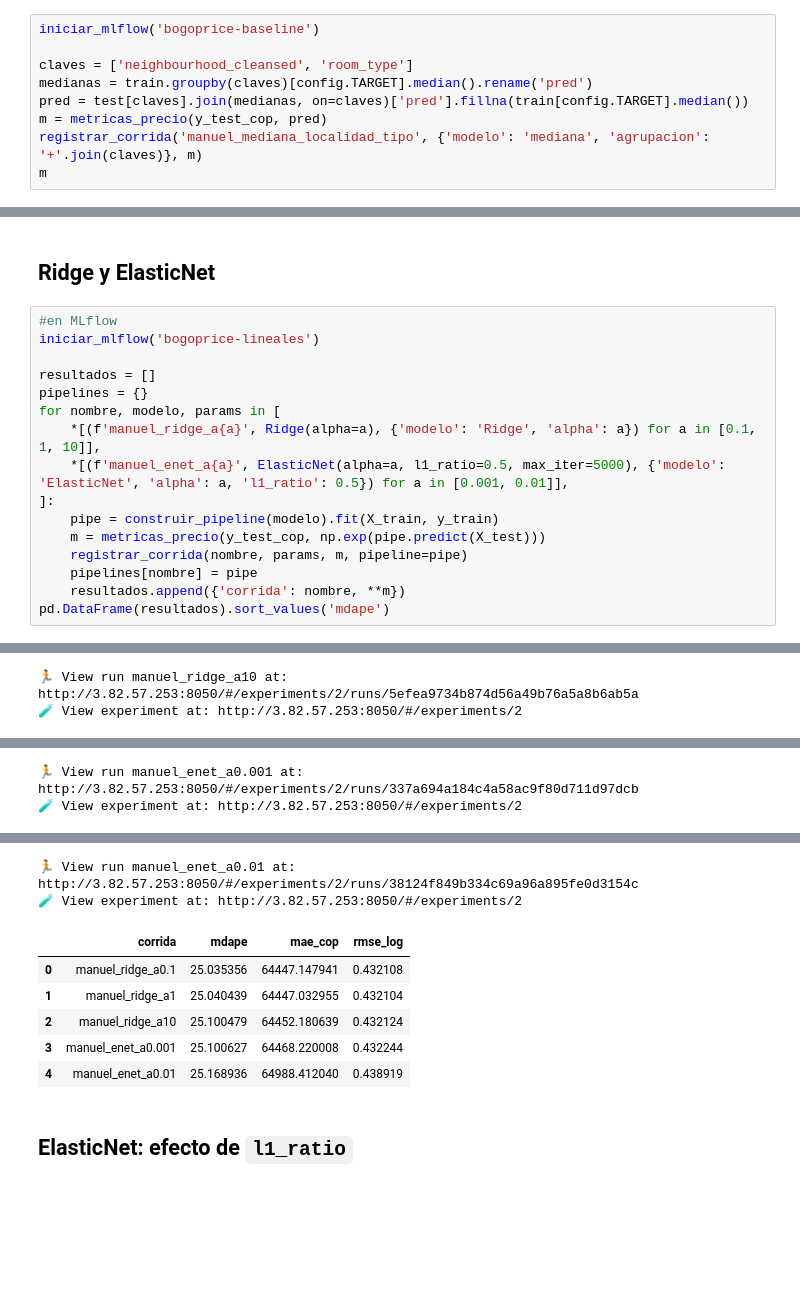
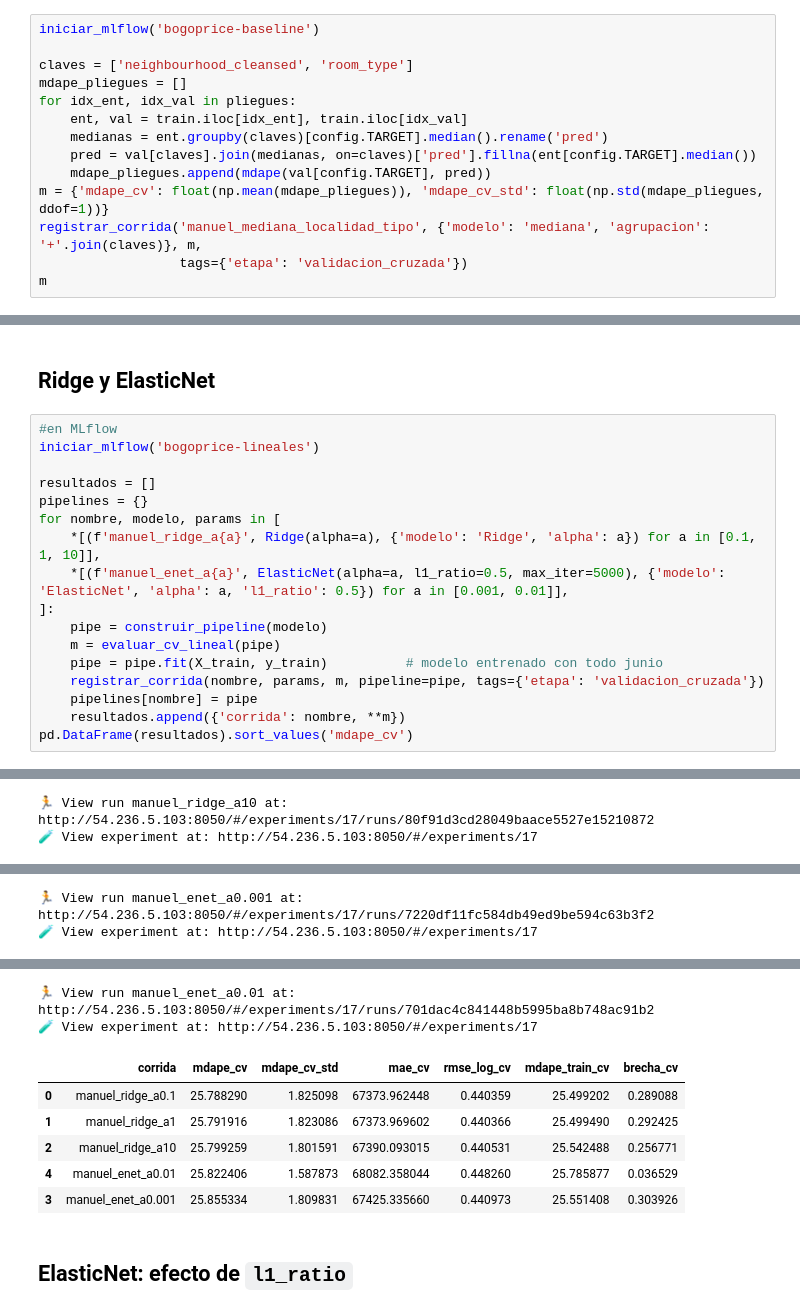
Before and after one commit to EdgarIMR/precios_airbnb_bogota, a Jupyter notebook: notebooks/02_baseline_lineales.ipynb, the cells around one changed output, grey strips where cells are left out. Drawn from its saved outputs; the diff is of its cells as text; blank space fills up the shorter version.

```diff
--- a/notebooks/02_baseline_lineales.ipynb
+++ b/notebooks/02_baseline_lineales.ipynb
@@ -40,9 +65,14 @@ Localidades habilitadas: ['Barrios Unidos', 'Candelaria', 'Chapinero', 'Engativa
 iniciar_mlflow('bogoprice-baseline')
 
 claves = ['neighbourhood_cleansed', 'room_type']
-medianas = train.groupby(claves)[config.TARGET].median().rename('pred')
-pred = test[claves].join(medianas, on=claves)['pred'].fillna(train[config.TARGET].median())
-m = metricas_precio(y_test_cop, pred)
-registrar_corrida('manuel_mediana_localidad_tipo', {'modelo': 'mediana', 'agrupacion': '+'.join(claves)}, m)
+mdape_pliegues = []
+for idx_ent, idx_val in pliegues:
+    ent, val = train.iloc[idx_ent], train.iloc[idx_val]
+    medianas = ent.groupby(claves)[config.TARGET].median().rename('pred')
+    pred = val[claves].join(medianas, on=claves)['pred'].fillna(ent[config.TARGET].median())
+    mdape_pliegues.append(mdape(val[config.TARGET], pred))
+m = {'mdape_cv': float(np.mean(mdape_pliegues)), 'mdape_cv_std': float(np.std(mdape_pliegues, ddof=1))}
+registrar_corrida('manuel_mediana_localidad_tipo', {'modelo': 'mediana', 'agrupacion': '+'.join(claves)}, m,
+                  tags={'etapa': 'validacion_cruzada'})
 m
 # %% [output]
@@ -63,10 +92,11 @@ for nombre, modelo, params in [
     *[(f'manuel_ridge_a{a}', Ridge(alpha=a), {'modelo': 'Ridge', 'alpha': a}) for a in [0.1, 1, 10]],
     *[(f'manuel_enet_a{a}', ElasticNet(alpha=a, l1_ratio=0.5, max_iter=5000), {'modelo': 'ElasticNet', 'alpha': a, 'l1_ratio': 0.5}) for a in [0.001, 0.01]],
 ]:
-    pipe = construir_pipeline(modelo).fit(X_train, y_train)
-    m = metricas_precio(y_test_cop, np.exp(pipe.predict(X_test)))
-    registrar_corrida(nombre, params, m, pipeline=pipe)
+    pipe = construir_pipeline(modelo)
+    m = evaluar_cv_lineal(pipe)
+    pipe = pipe.fit(X_train, y_train)          # modelo entrenado con todo junio
+    registrar_corrida(nombre, params, m, pipeline=pipe, tags={'etapa': 'validacion_cruzada'})
     pipelines[nombre] = pipe
     resultados.append({'corrida': nombre, **m})
-pd.DataFrame(resultados).sort_values('mdape')
+pd.DataFrame(resultados).sort_values('mdape_cv')
 # %% [output]
@@ -83,2 +114,2 @@ pd.DataFrame(resultados).sort_values('mdape')
-🏃 View run manuel_ridge_a10 at: http://3.82.57.253:8050/#/experiments/2/runs/5efea9734b874d56a49b76a5a8b6ab5a
-🧪 View experiment at: http://3.82.57.253:8050/#/experiments/2
+🏃 View run manuel_ridge_a10 at: http://54.236.5.103:8050/#/experiments/17/runs/80f91d3cd28049baace5527e15210872
+🧪 View experiment at: http://54.236.5.103:8050/#/experiments/17
@@ -87,2 +118,2 @@ pd.DataFrame(resultados).sort_values('mdape')
-🏃 View run manuel_enet_a0.001 at: http://3.82.57.253:8050/#/experiments/2/runs/337a694a184c4a58ac9f80d711d97dcb
-🧪 View experiment at: http://3.82.57.253:8050/#/experiments/2
+🏃 View run manuel_enet_a0.001 at: http://54.236.5.103:8050/#/experiments/17/runs/7220df11fc584db49ed9be594c63b3f2
+🧪 View experiment at: http://54.236.5.103:8050/#/experiments/17
@@ -91,11 +122,11 @@ pd.DataFrame(resultados).sort_values('mdape')
-🏃 View run manuel_enet_a0.01 at: http://3.82.57.253:8050/#/experiments/2/runs/38124f849b334c69a96a895fe0d3154c
-🧪 View experiment at: http://3.82.57.253:8050/#/experiments/2
+🏃 View run manuel_enet_a0.01 at: http://54.236.5.103:8050/#/experiments/17/runs/701dac4c841448b5995ba8b748ac91b2
+🧪 View experiment at: http://54.236.5.103:8050/#/experiments/17
-|  | corrida | mdape | mae_cop | rmse_log |
-| 0 | manuel_ridge_a0.1 | 25.035356 | 64447.147941 | 0.432108 |
-| 1 | manuel_ridge_a1 | 25.040439 | 64447.032955 | 0.432104 |
-| 2 | manuel_ridge_a10 | 25.100479 | 64452.180639 | 0.432124 |
-| 3 | manuel_enet_a0.001 | 25.100627 | 64468.220008 | 0.432244 |
-| 4 | manuel_enet_a0.01 | 25.168936 | 64988.412040 | 0.438919 |
+|  | corrida | mdape_cv | mdape_cv_std | mae_cv | rmse_log_cv | mdape_train_cv | brecha_cv |
+| 0 | manuel_ridge_a0.1 | 25.788290 | 1.825098 | 67373.962448 | 0.440359 | 25.499202 | 0.289088 |
+| 1 | manuel_ridge_a1 | 25.791916 | 1.823086 | 67373.969602 | 0.440366 | 25.499490 | 0.292425 |
+| 2 | manuel_ridge_a10 | 25.799259 | 1.801591 | 67390.093015 | 0.440531 | 25.542488 | 0.256771 |
+| 4 | manuel_enet_a0.01 | 25.822406 | 1.587873 | 68082.358044 | 0.448260 | 25.785877 | 0.036529 |
+| 3 | manuel_enet_a0.001 | 25.855334 | 1.809831 | 67425.335660 | 0.440973 | 25.551408 | 0.303926 |
 # %% [markdown]
 ## ElasticNet: efecto de `l1_ratio`
 # %%
```
Also changed, not shown: parts of 7 cells of this notebook.
